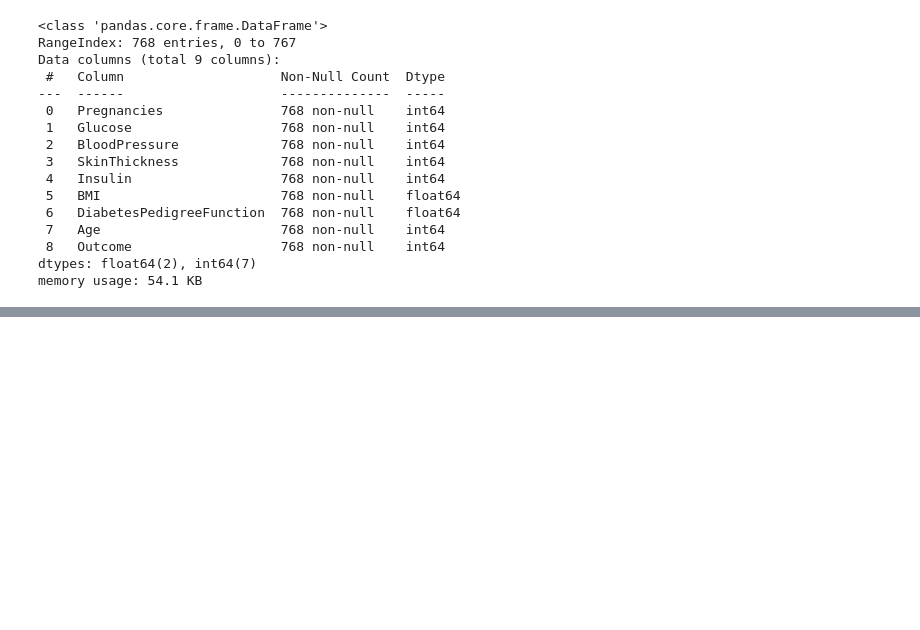
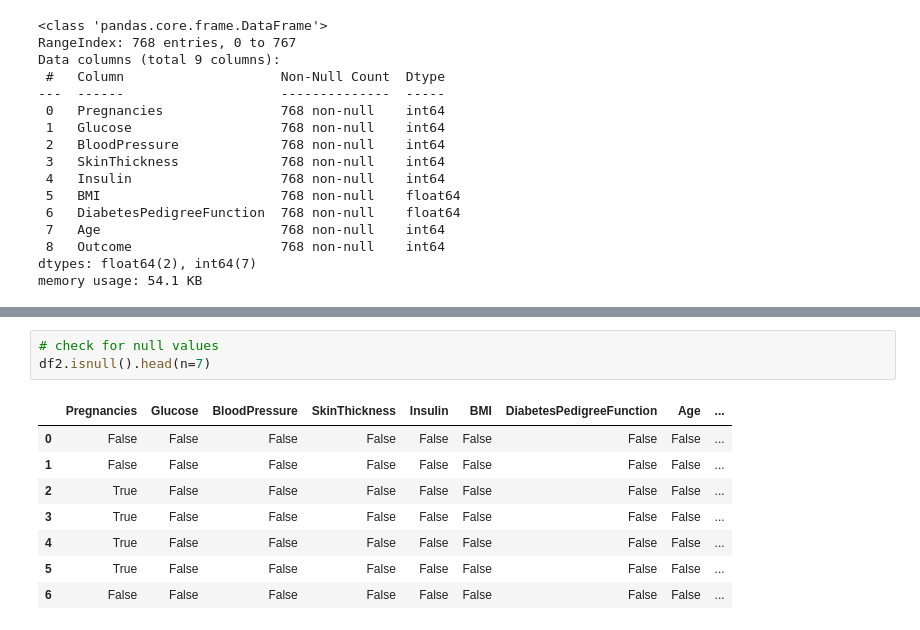
Before and after one commit to mm10111/scaling-octo-engine, a Jupyter notebook: pandas_tutorial.ipynb, the cells around one changed output, grey strips where cells are left out. Saved outputs shown, nothing was run; the diff lists cells and outputs as text; blank space fills up the shorter version.

```diff
--- a/pandas_tutorial.ipynb
+++ b/pandas_tutorial.ipynb
@@ -191,0 +240,12 @@ memory usage: 54.1 KB
+# %%
+# check for null values
+df2.isnull().head(n=7)
+# %% [output]
+|  | Pregnancies | Glucose | BloodPressure | SkinThickness | Insulin | BMI | DiabetesPedigreeFunction | Age | ... |
+| 0 | False | False | False | False | False | False | False | False | ... |
+| 1 | False | False | False | False | False | False | False | False | ... |
+| 2 | True | False | False | False | False | False | False | False | ... |
+| 3 | True | False | False | False | False | False | False | False | ... |
+| 4 | True | False | False | False | False | False | False | False | ... |
+| 5 | True | False | False | False | False | False | False | False | ... |
+| 6 | False | False | False | False | False | False | False | False | ... |
```
Also changed, not shown: parts of 9 cells of this notebook.
